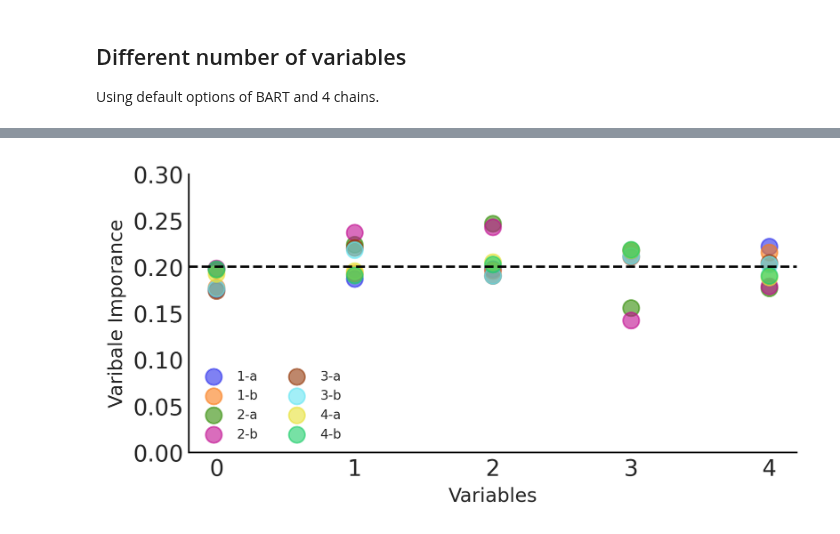
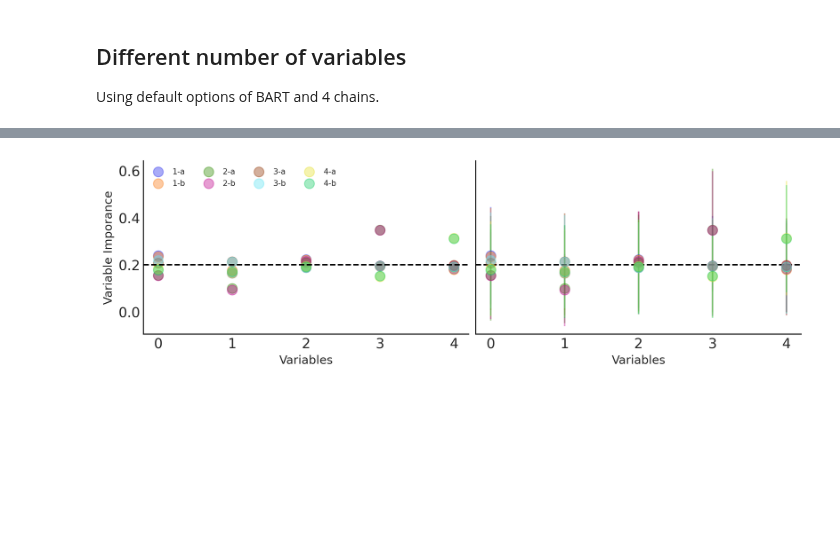
Before and after one commit to Grupo-de-modelado-probabilista/BART, a Jupyter notebook: variable_selection/VI-similar_chains.ipynb, the cells around one changed output, grey strips where cells are left out. Saved outputs shown, nothing was run; the diff lists cells and outputs as text; code cells hidden in the pictures; blank space fills up the shorter version.

```diff
--- a/variable_selection/VI-similar_chains.ipynb
+++ b/variable_selection/VI-similar_chains.ipynb
@@ -67,10 +71,13 @@ plt.ylim(0, 0.3);
 # %%
 # Get the number of chains in the idata
 chains = list(idata.sample_stats["variable_inclusion"]["chain"].values)
-
+# Calculate VI mean and std for each chain
 vis_chains = []
-# Calculate VI mean for each chain
+vis_chains_std = []
 for chain in chains:
-    vi_0 = idata.sample_stats["variable_inclusion"][chain].mean("draw")
+    vi_0 = idata.sample_stats["variable_inclusion"][chain].mean("draw").values
     vis_chains.append(vi_0 / vi_0.sum())
+    vis_chains_std.append(
+        idata.sample_stats["variable_inclusion"][chain].std("draw").values
+    )
 # %%
@@ -91,26 +108,42 @@ plt.savefig("similar_VI_by_chain.png");
 # %%
 # Save the VI ordered by half of each chain
 vis_half_chains = []
+vis_std_half_chains = []
 # Calculate the mean VI for each half-chain
 for chain in chains:
     vi_0 = idata.sample_stats["variable_inclusion"][chain][0:499].mean("draw")
     vi_1 = idata.sample_stats["variable_inclusion"][chain][500:999].mean("draw")
     vis_half_chains.append(vi_0 / vi_0.sum())
     vis_half_chains.append(vi_1 / vi_1.sum())
-
+    vi_0_std = idata.sample_stats["variable_inclusion"][chain][0:499].std("draw")
+    vi_1_std = idata.sample_stats["variable_inclusion"][chain][500:999].std("draw")
+    vis_std_half_chains.append(vi_0_std / vi_0_std.sum())
+    vis_std_half_chains.append(vi_1_std / vi_1_std.sum())
+# Labels
 names = ["1-a", "1-b", "2-a", "2-b", "3-a", "3-b", "4-a", "4-b"]
 # %%
-fig, ax = plt.subplots(figsize=(6, 3))
+fig, axes = plt.subplots(1, 2, sharey=True, figsize=(10, 3))
 
 for i in range(0, len(vis_half_chains)):
-    ax.scatter(range_x, vis_half_chains[i], s=100, alpha=0.6, label=f"{names[i]}")
-plt.axhline(1 / X.shape[1], ls="--", color="k")
+    axes[0].scatter(Xs, vis_half_chains[i], s=100, alpha=0.4, label=f"{names[i]}")
+    axes[1].errorbar(
+        x=Xs,
+        y=vis_half_chains[i],
+        yerr=vis_std_half_chains[i],
+        linestyle="None",
+        marker="o",
+        markersize="10",
+        alpha=0.4,
+    )
 
-plt.legend(loc="lower left", ncol=2, fontsize=8)
-ax.set_xticks(range_x)
-ax.set_xlabel("Variables", fontsize=12)
-ax.set_ylabel("Varibale Imporance", fontsize=12)
-plt.ylim(0, 0.3)
-plt.savefig("similar_VI_half_chains.png")
+for ax in axes:
+    ax.axhline(1 / X.shape[1], ls="--", color="k")
+    ax.set_xticks(Xs)
+    ax.set_xlabel("Variables", fontsize=12)
+
+axes[0].legend(loc="upper left", ncol=4, fontsize=8)
+axes[0].set_ylabel("Variable Imporance", fontsize=12)
+# plt.ylim(-1.5, 2.1)# same limits as the previous plots
+plt.savefig("similar_VI_half_chains.png");
 # %% [output]
-[figure, old version]
+[figure, new version]
```
Also changed, not shown: parts of 11 cells of this notebook.
